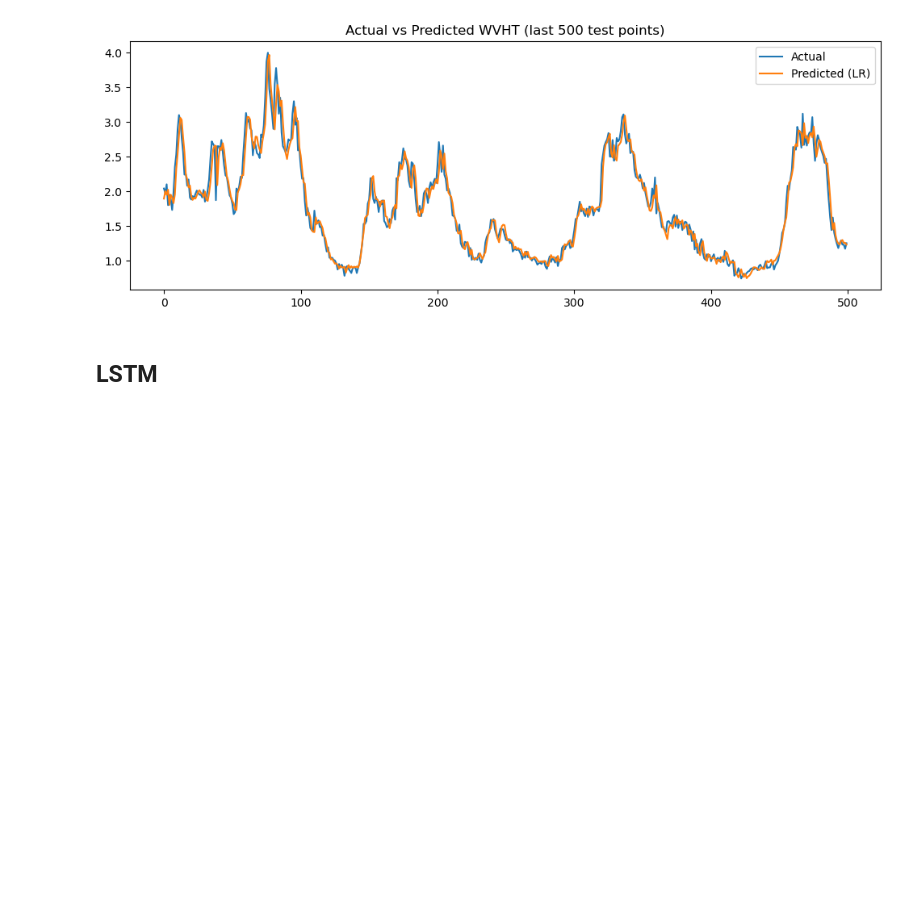
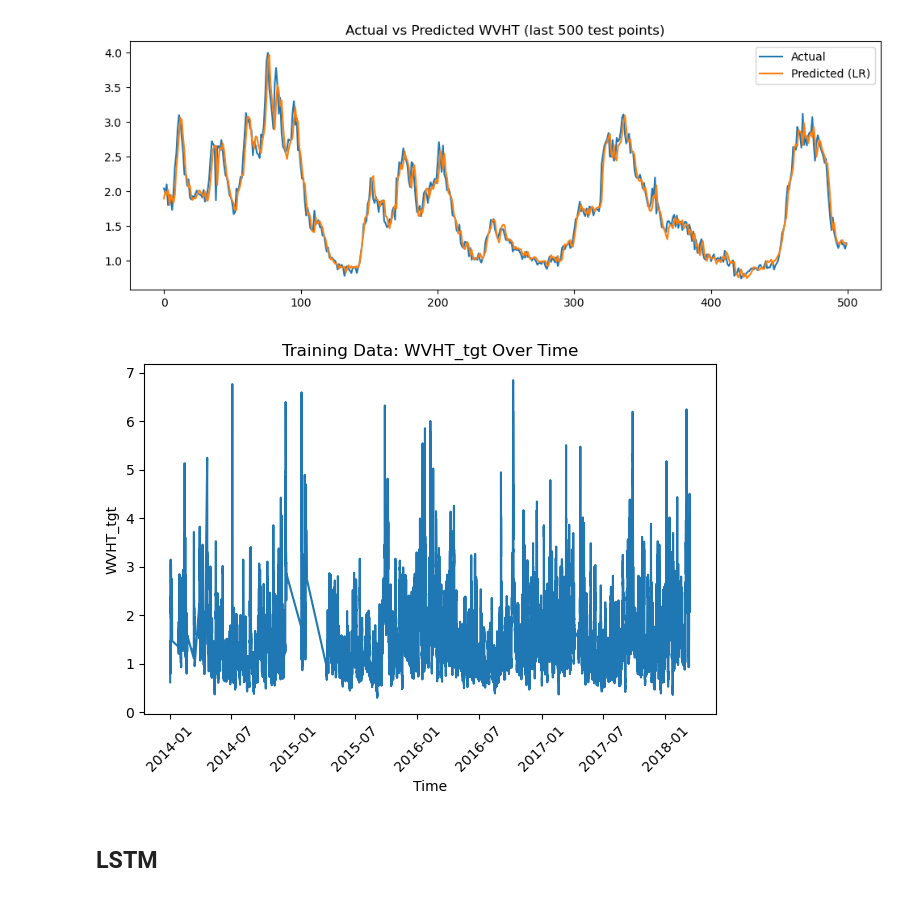
Before and after one commit to RichelCode/Wave-Energy-Forecasting, a Jupyter notebook: Imputing Neighbor Stations .ipynb, the cells around one changed output. Saved outputs shown, nothing was run; the diff lists cells and outputs as text; code cells hidden in the pictures; blank space fills up the shorter version.

```diff
--- a/Imputing Neighbor Stations .ipynb
+++ b/Imputing Neighbor Stations .ipynb
@@ -602,6 +600,17 @@ plt.show()
 # %% [output]
 Best model: LR
 [figure]
+# %%
+plt.figure()
+plt.plot(train_sup.index, train_sup['WVHT_tgt'])
+plt.xlabel('Time')
+plt.ylabel('WVHT_tgt')
+plt.title('Training Data: WVHT_tgt Over Time')
+plt.xticks(rotation=45)
+plt.tight_layout()
+plt.show()
+# %% [output]
+[figure, added]
 # %% [markdown]
 ## LSTM
 # %%
```
Also changed, not shown: parts of 1 cell of this notebook.
